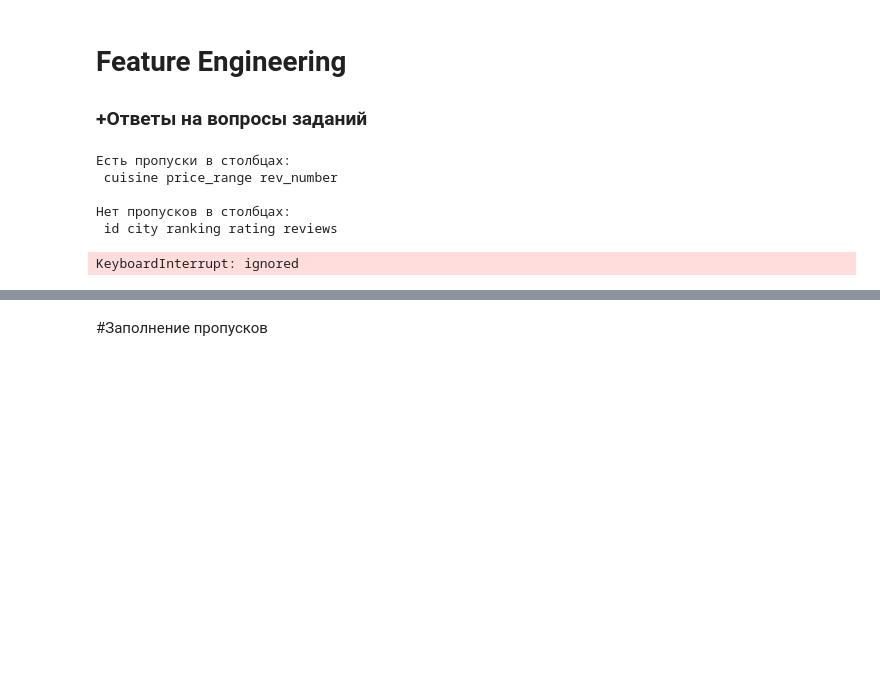
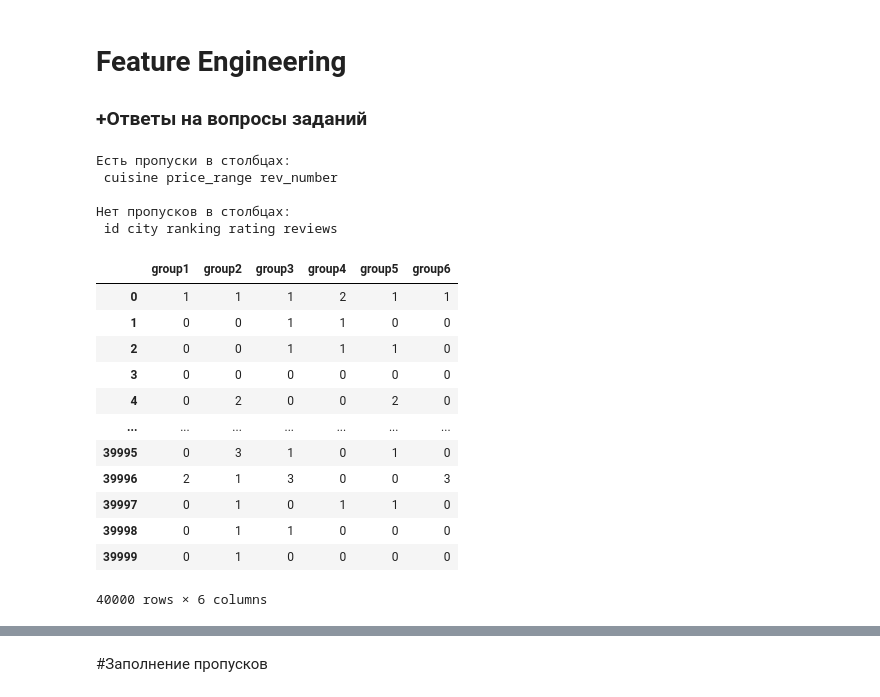
Before and after one commit to akitim/SkillFactory_projects, a Jupyter notebook: Проект_3_О_вкусной_и_здоровой_пище.ipynb, the cells around one changed output, grey strips where cells are left out. Cells and saved outputs as stored; diff of their text form; code cells hidden in the pictures; blank space fills up the shorter version.

```diff
--- a/Проект_3_О_вкусной_и_здоровой_пище.ipynb
+++ b/Проект_3_О_вкусной_и_здоровой_пище.ipynb
@@ -314,22 +315,58 @@ group_words = [word_occurence[word_occurence[col] != 0].index.to_list()\
 # %%
 n_of_rest_in_group = [
     rest[(rest['rating'] >= b[i]['l']) & (rest['rating'] <= b[i]['r'])]\
         ['id'].count() for i in range(len(b))
 ]
 word_occurence = word_occurence / n_of_rest_in_group #.apply(lambda col: col/)
+
 # plt.rcParams['figure.figsize'] = (20, 20)
 # word_occurence.plot(kind='bar', subplots=True);
 # word_occurence.head(20)
 
 word_occurence.loc['food', :].to_list()
 
-rest[word_occurence.columns] = -1
-# rest[word_occurence.columns] = rest[word_occurence.columns].apply(lambda x: [i for i in range(len(b))], axis=1)
+def fill_groups_values(se):
+    for word in word_occurence.index:
+        if word in se[1]:
+            index_chosen = choices(list(range(len(b))), word_occurence.loc[word, :], k=1)[0]
+            se[0][index_chosen] += 1
+    return se
+
+rest['new'] = -1
+rest['new'] = rest['new'].apply(lambda x: [0]*len(b))
+
+rest['new'] = rest[['new', 'reviews']]. apply(fill_groups_values, axis=1)
+
+
+# rest[word_occurence.columns] = rest[word_occurence.columns].\
+# apply(lambda x: [i for i in range(len(b))], axis=1)
 # rest[word_occurence.columns].head(15)
+
+# s = rest['new'].apply(sum)
+# s[s == s.max()]
+
+for i in range(len(b)):
+    rest[word_occurence.columns[i]] = rest['new'].apply(
+    lambda ls: ls[i]
+    )
+
+rest.drop(columns=['new'], inplace=True)
 
 rest[word_occurence.columns]
 
 # [1 if word in rev else 0 for word in group_words[i]]
 # choices(word_occurence.columns, word_occurence.loc[word, :], k=1)
 # %% [output]
+|  | group1 | group2 | group3 | group4 | group5 | group6 |
+| 0 | 1 | 1 | 1 | 2 | 1 | 1 |
+| 1 | 0 | 0 | 1 | 1 | 0 | 0 |
+| 2 | 0 | 0 | 1 | 1 | 1 | 0 |
+| 3 | 0 | 0 | 0 | 0 | 0 | 0 |
+| 4 | 0 | 2 | 0 | 0 | 2 | 0 |
+| ... | ... | ... | ... | ... | ... | ... |
+| 39995 | 0 | 3 | 1 | 0 | 1 | 0 |
+| 39996 | 2 | 1 | 3 | 0 | 0 | 3 |
+| 39997 | 0 | 1 | 0 | 1 | 1 | 0 |
+| 39998 | 0 | 1 | 1 | 0 | 0 | 0 |
+| 39999 | 0 | 1 | 0 | 0 | 0 | 0 |
-KeyboardInterrupt: ignored
+40000 rows × 6 columns
```
Also changed, not shown: parts of 2 cells of this notebook.
